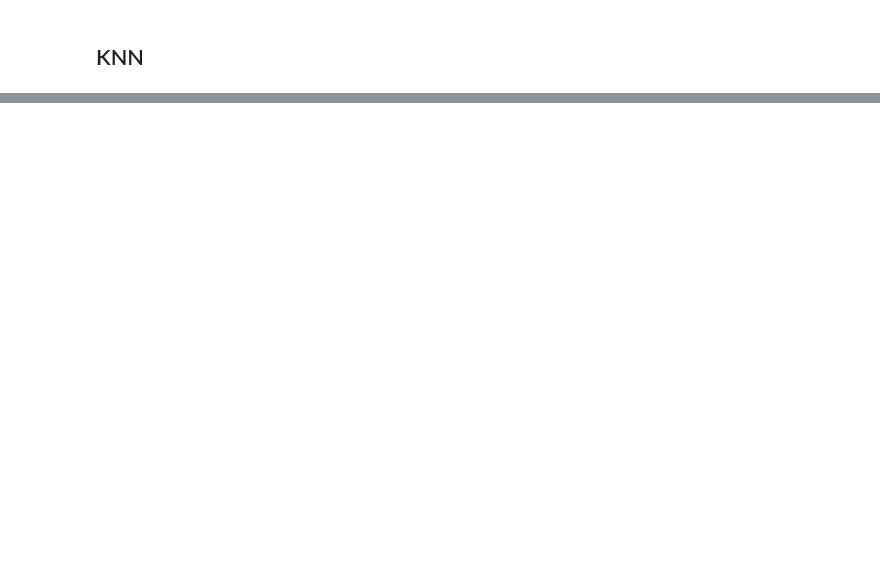
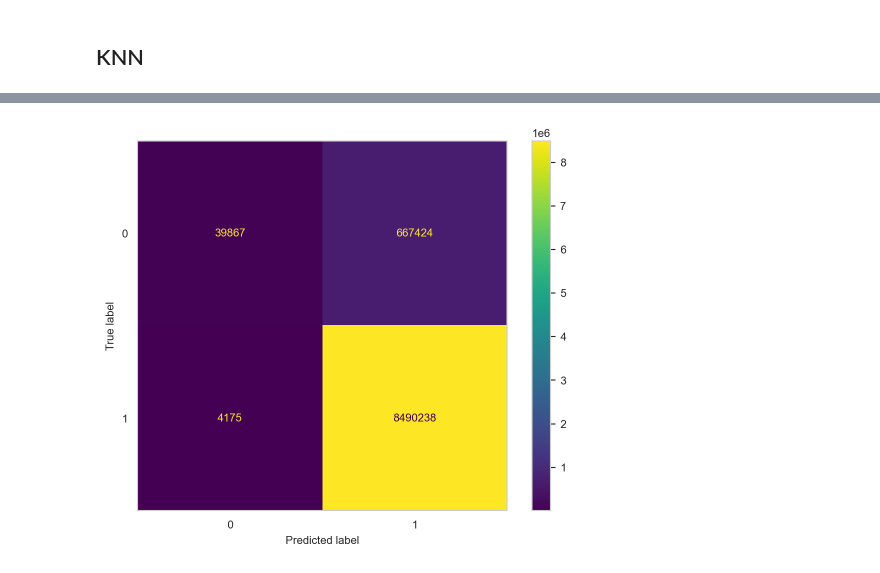
Before and after one commit to naustica/openalex_doctypes, a Jupyter notebook: Classifier.ipynb, the cells around one changed output, grey strips where cells are left out. Saved outputs shown, nothing was run; the diff lists cells and outputs as text; code cells hidden in the pictures; blank space fills up the shorter version.

```diff
--- a/Classifier.ipynb
+++ b/Classifier.ipynb
@@ -124,6 +163,7 @@ df_oal_test = df[['doi', 'type']].merge(df_oal_test, on=['doi'])
 # %%
-df_oal_test['type'] = df_oal_test['type'].replace(to_replace=1, value='research_discourse')
-df_oal_test['type'] = df_oal_test['type'].replace(to_replace=0, value='editorial_discourse')
+df_oal_test['oaltype'] = df_oal_test['oaltype'].replace(to_replace='research_discourse', value=1)
+df_oal_test['oaltype'] = df_oal_test['oaltype'].replace(to_replace='editorial_discourse', value=0)
+#df_oal_test['oaltype'] = df_oal_test['oaltype'].replace(to_replace='not assigned', value=0)
 # %%
 y_pm = df_oal_test[['type']].values.ravel()
 y_oal = df_oal_test[['oaltype']].values.ravel()
@@ -152,4 +195,4 @@ df_scp_test['type'] = df_scp_test['type'].replace(to_replace=0, value='editorial
 # %%
-y_pm = df_scp_test[['type']].values.ravel()
+y_spm = df_scp_test[['type']].values.ravel()
 y_scp = df_scp_test[['scptype']].values.ravel()
 # %%
@@ -251,0 +375,7 @@ array([0.95494004, 0.95480649, 0.9557814 , 0.95539411, 0.95532733,
+# %%
+disp = ConfusionMatrixDisplay(confusion_matrix=confusion_matrix(y_pm, y_oal))
+disp.plot(values_format='d')
+plt.grid(False)
+plt.show()
+# %% [output]
+[figure, added]
```
Also changed, not shown: parts of 49 cells of this notebook, 10 other files.
